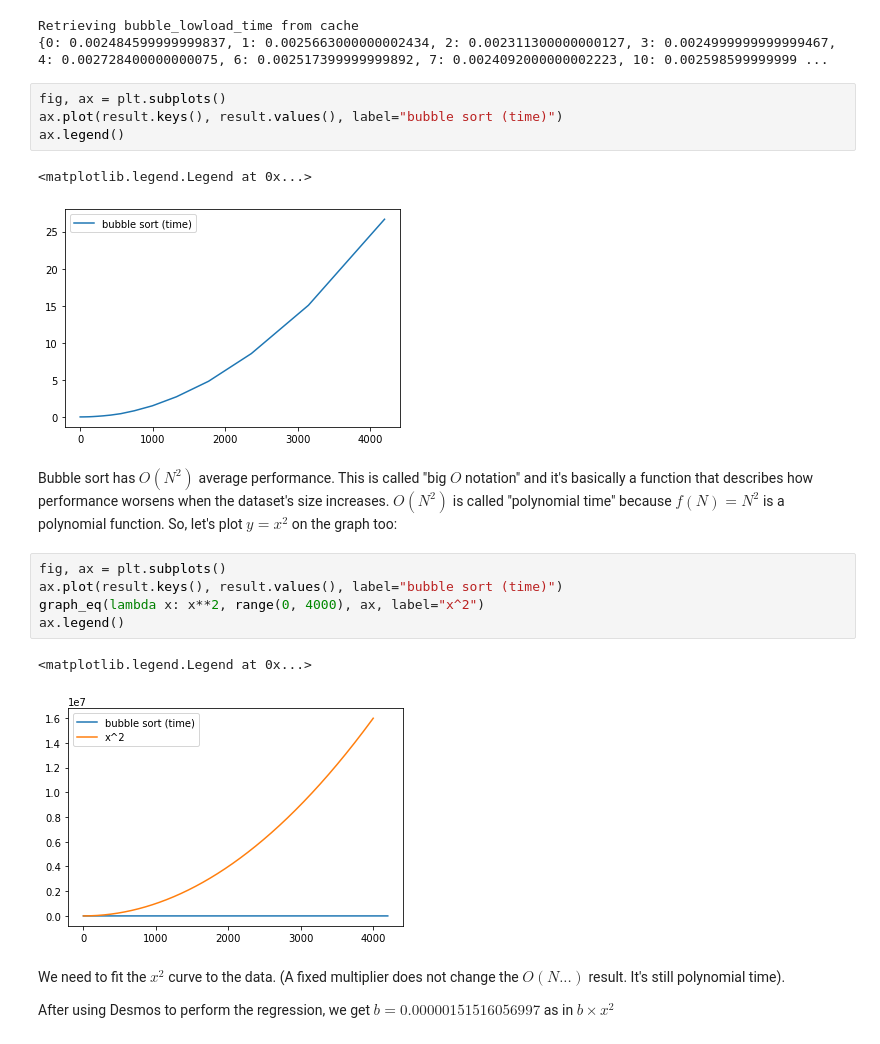
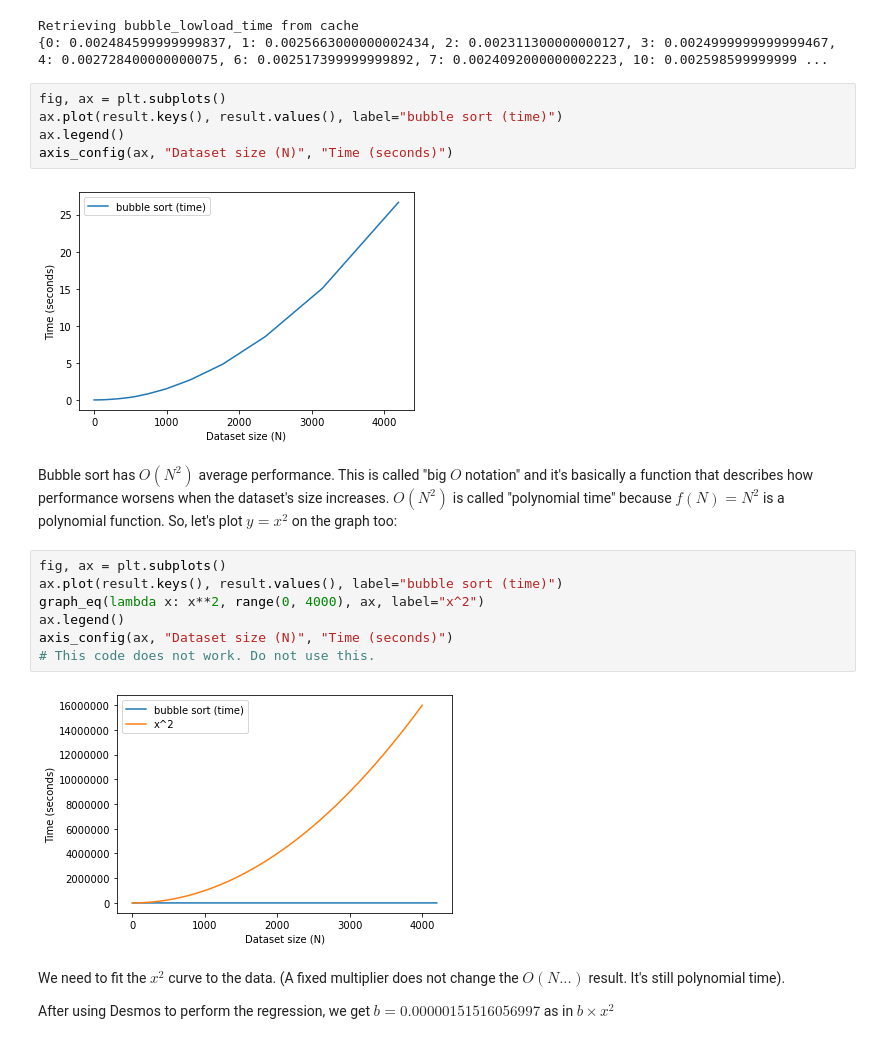
Before and after one commit to penguinencounter/sorting-algorithms, a Jupyter notebook: Notebook.ipynb, the cells around one changed output. Saved outputs shown, nothing was run; the diff lists cells and outputs as text.

```diff
--- a/Notebook.ipynb
+++ b/Notebook.ipynb
@@ -157,20 +166,21 @@ Retrieving bubble_lowload_time from cache
 fig, ax = plt.subplots()
 ax.plot(result.keys(), result.values(), label="bubble sort (time)")
 ax.legend()
+axis_config(ax, "Dataset size (N)", "Time (seconds)")
 # %% [output]
-<matplotlib.legend.Legend at 0x...>
-[figure, old version]
+[figure, new version]
 # %% [markdown]
 Bubble sort has $O(N^2)$ average performance. This is called "big $O$ notation" and it's basically a function that describes how performance
 worsens when the dataset's size increases. $O(N^2)$ is called "polynomial time" because $f(N)=N^2$ is a polynomial function. So, let's plot $y=x^2$ on the graph too:
 # %%
 fig, ax = plt.subplots()
 ax.plot(result.keys(), result.values(), label="bubble sort (time)")
 graph_eq(lambda x: x**2, range(0, 4000), ax, label="x^2")
 ax.legend()
+axis_config(ax, "Dataset size (N)", "Time (seconds)")
+# This code does not work. Do not use this.
 # %% [output]
-<matplotlib.legend.Legend at 0x...>
-[figure, old version]
+[figure, new version]
 # %% [markdown]
 We need to fit the $x^2$ curve to the data. (A fixed multiplier does not change the $O(N...)$ result. It's still
 polynomial time).
```
Also changed, not shown: parts of 55 cells of this notebook, 6 other files.
